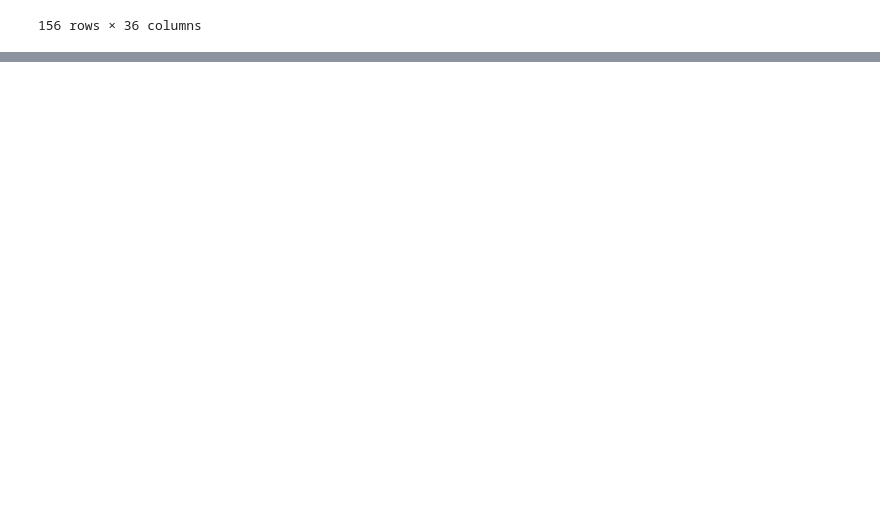
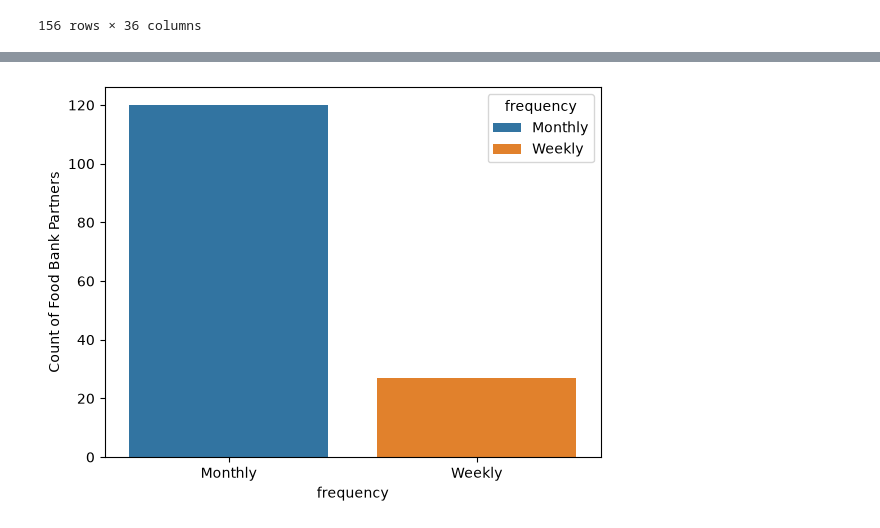
Before and after one commit to Nicolas-Holmgren-Chinique/Food-Bank-Capacity, a Jupyter notebook: Google Maps Data Ingestation.ipynb, the cells around one changed output, grey strips where cells are left out. Drawn from its saved outputs; the diff is of its cells as text; code cells hidden in the pictures; blank space fills up the shorter version.

Commit message:
Alex Hayslip Google Data Cleaning Part 2
Included EDA, kmeans clustering, as well as heatmap

```diff
--- a/Google Maps Data Ingestation.ipynb
+++ b/Google Maps Data Ingestation.ipynb
@@ -364,0 +373,7 @@ df.to_csv("google_maps_cleaned_data.csv", index=False)
+# %%
+weekend = ["Saturday", "Sunday"]
+# %%
+import numpy as np
+df["Weekend_Availablity"] = df["days_of_week"].fillna("").apply(
+    lambda s: any(d in s for d in weekend)
+)
@@ -364,0 +392,2 @@ df.to_csv("google_maps_cleaned_data.csv", index=False)
+# %%
+df = df[df['food_category'] != "DATA_ERROR_NOT_FOOD_DESCRIPTION"]
@@ -364,0 +464,6 @@ df.to_csv("google_maps_cleaned_data.csv", index=False)
+# %%
+sns.countplot(data=df, x="frequency", hue="frequency")
+plt.ylabel("Count of Food Bank Partners")
+plt.show()
+# %% [output]
+[figure, added]
```
Also changed, not shown: parts of 54 cells of this notebook.
